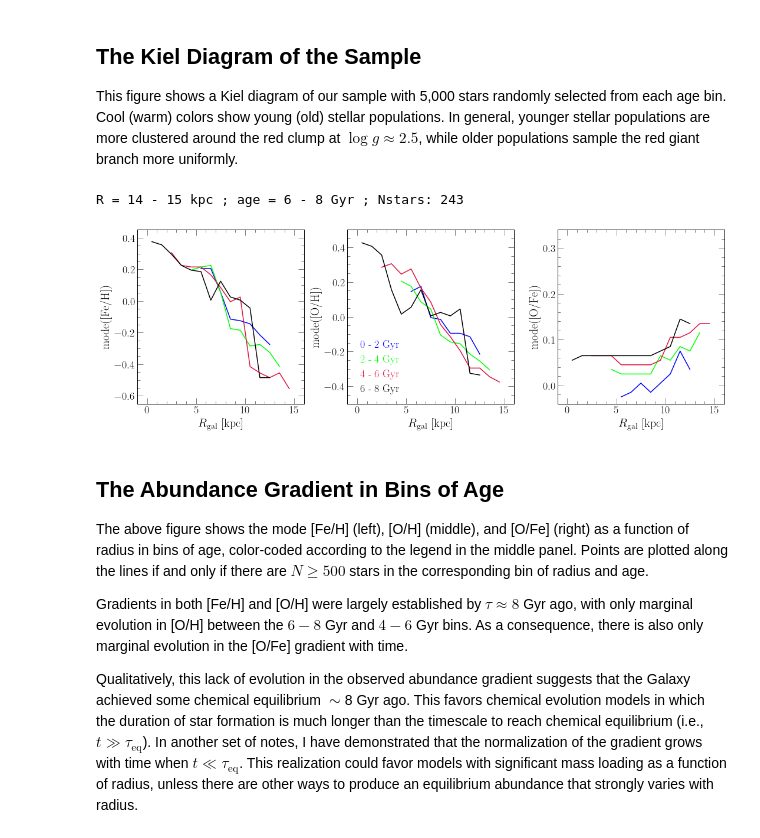
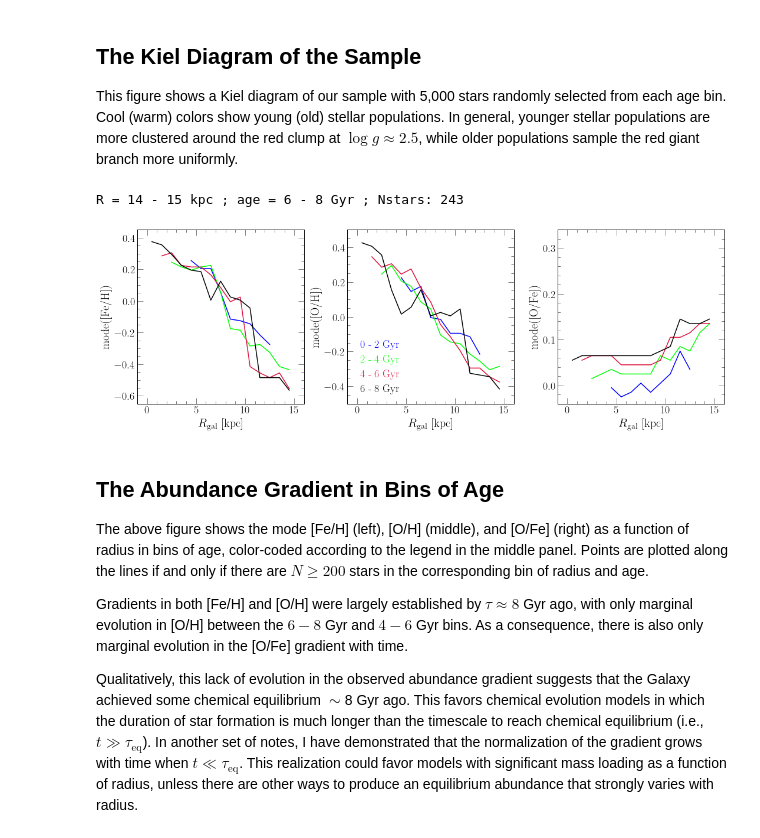
Before and after one commit to giganano/outflows, a Jupyter notebook: notebooks/apogee.ipynb, the cells around one changed output. Cells and saved outputs as stored; diff of their text form; code cells hidden in the pictures.

```diff
--- a/notebooks/apogee.ipynb
+++ b/notebooks/apogee.ipynb
@@ -190,39 +190,39 @@ for i in range(len(colors)):
     feh = len(radii) * [0.]
     oh = len(radii) * [0.]
     ofe = len(radii) * [0.]
     for j in range(len(rad_bins) - 1):
         subsubsample = subsample.filter("GALR", ">=", rad_bins[j]).filter("GALR", "<=", rad_bins[j + 1])
         binsize = len(subsubsample["TEFF"])
         sys.stdout.write("\rR = %g - %g kpc ; age = %g - %g Gyr ; Nstars: %d                " % (
             rad_bins[j], rad_bins[j + 1], age_bins[i], age_bins[i + 1], binsize))
-        if binsize >= 500:
+        if binsize >= 200:
             feh[j] = mode(subsubsample["FE_H"], bins)
             oh[j] = mode(subsubsample["O_H"], bins)
             ofe[j] = mode(subsubsample["O_FE"], bins)
         else:
             feh[j] = oh[j] = ofe[j] = float("nan")
     kwargs = {"c": named_colors()[colors[i]]}
     axes[0].plot(radii, feh, **kwargs)
     axes[1].plot(radii, oh, label = "%g - %g Gyr" % (age_bins[i], age_bins[i + 1]), **kwargs)
     axes[2].plot(radii, ofe, **kwargs)
 sys.stdout.write("\n")
 
 kwargs = {
     "loc": mpl_loc("lower left"),
     "handlelength": 0
 }
 leg = axes[1].legend(**kwargs)
 fancy_legend(leg, colors)
 
 plt.tight_layout()
 plt.show()
 # %% [output]
 R = 14 - 15 kpc ; age = 6 - 8 Gyr ; Nstars: 243
-[figure, old version]
+[figure, new version]
 # %% [markdown]
 ## The Abundance Gradient in Bins of Age
 
-The above figure shows the mode [Fe/H] (left), [O/H] (middle), and [O/Fe] (right) as a function of radius in bins of age, color-coded according to the legend in the middle panel. Points are plotted along the lines if and only if there are $N \geq 500$ stars in the corresponding bin of radius and age.
+The above figure shows the mode [Fe/H] (left), [O/H] (middle), and [O/Fe] (right) as a function of radius in bins of age, color-coded according to the legend in the middle panel. Points are plotted along the lines if and only if there are $N \geq 200$ stars in the corresponding bin of radius and age.
 
 Gradients in both [Fe/H] and [O/H] were largely established by $\tau \approx 8$ Gyr ago, with only marginal evolution in [O/H] between the $6 - 8$ Gyr and $4 - 6$ Gyr bins. As a consequence, there is also only marginal evolution in the [O/Fe] gradient with time.
 
```
Also changed, not shown: 3 other files.
